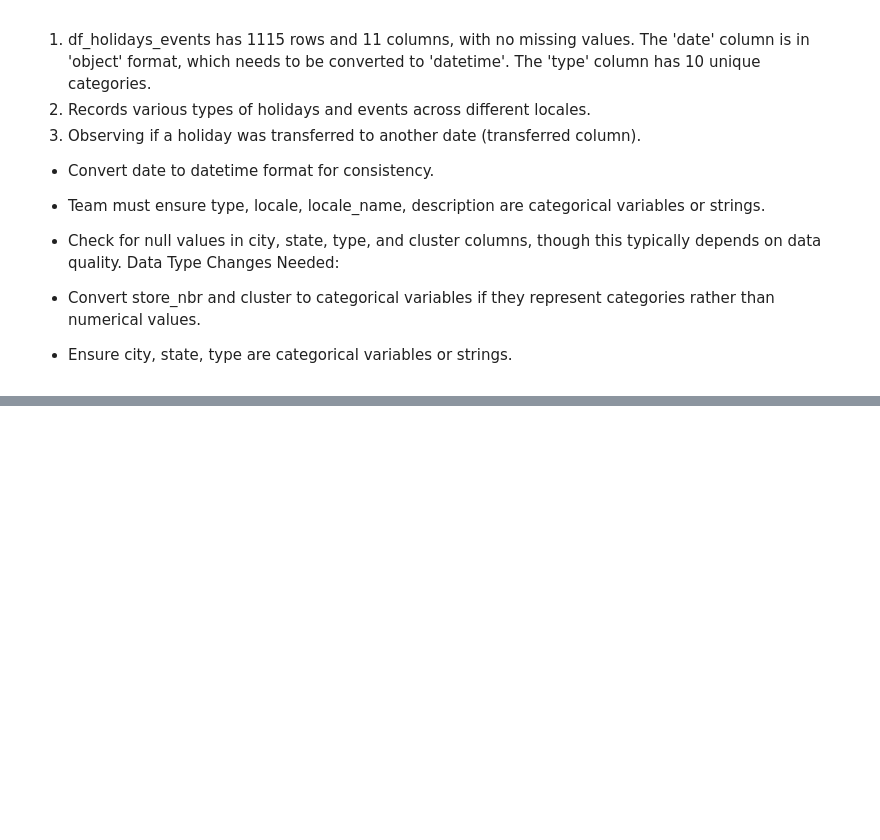
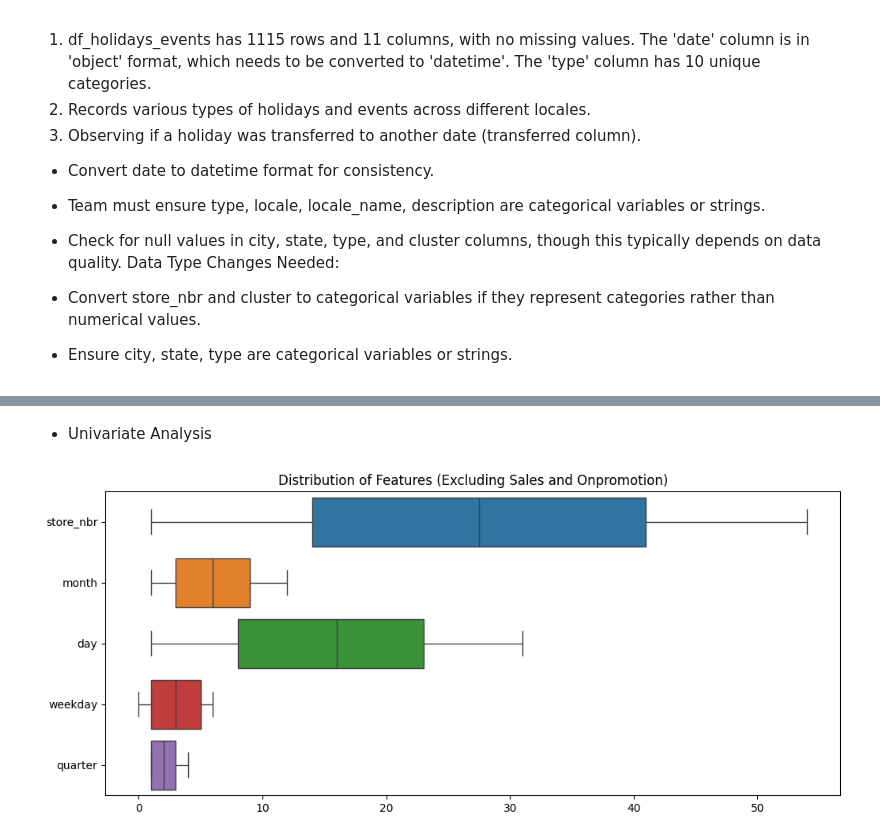
Before and after one commit to FUNMS/Regression-Project-, a Jupyter notebook: notebooks/main.ipynb, the cells around one changed output, grey strips where cells are left out. Cells and saved outputs as stored; diff of their text form; code cells hidden in the pictures; blank space fills up the shorter version.

```diff
--- a/notebooks/main.ipynb
+++ b/notebooks/main.ipynb
@@ -397,0 +745,7 @@ dtype: int64
+# %%
+# Filling missing values  with 0
+
+# Fill null values with zero
+train_data = train_data.fillna(0)
+
+train_data
@@ -397,0 +782,27 @@ dtype: int64
+# %%
+def date_features(df):
+    # Ensure 'date' column is in datetime format
+    df['date'] = pd.to_datetime(df['date'])
+
+    # Extracting the year from the date and adding it to the df as a new column
+    df['year'] = df['date'].dt.year
+
+    # Extracting the month from the date and adding it to df as new column
+    df['month'] = df['date'].dt.month
+
+    # Extracting the day from the date and adding it to df as new column
+    df['day'] = df['date'].dt.day
+
+    # Extracting the weekday from the date and adding it to df as new column
+    df['weekday'] = df['date'].dt.weekday
+
+    # Extracting the quarter from the date and adding it to df as new column
+    df['quarter'] = df['date'].dt.quarter
+
+    return df
+
+# Applying the function to the DataFrame
+train_data = date_features(train_data)
+
+# Preview of the train_data6 DataFrame
+train_data
@@ -397,0 +823,15 @@ dtype: int64
+# %% [markdown]
+- Univariate Analysis
+# %%
+
+# Select columns to keep for the boxplot
+columns_to_keep = [col for col in train_data.columns if col not in ['year', 'sales', 'onpromotion', 'family']]
+df_for_boxplot = train_data[columns_to_keep]
+
+# Plotting the boxplot
+plt.figure(figsize=(12, 5))
+sns.boxplot(data=df_for_boxplot, orient='h')
+plt.title('Distribution of Features (Excluding Sales and Onpromotion)')
+plt.show()
+# %% [output]
+[figure, added]
```
Also changed, not shown: parts of 223 cells of this notebook.
